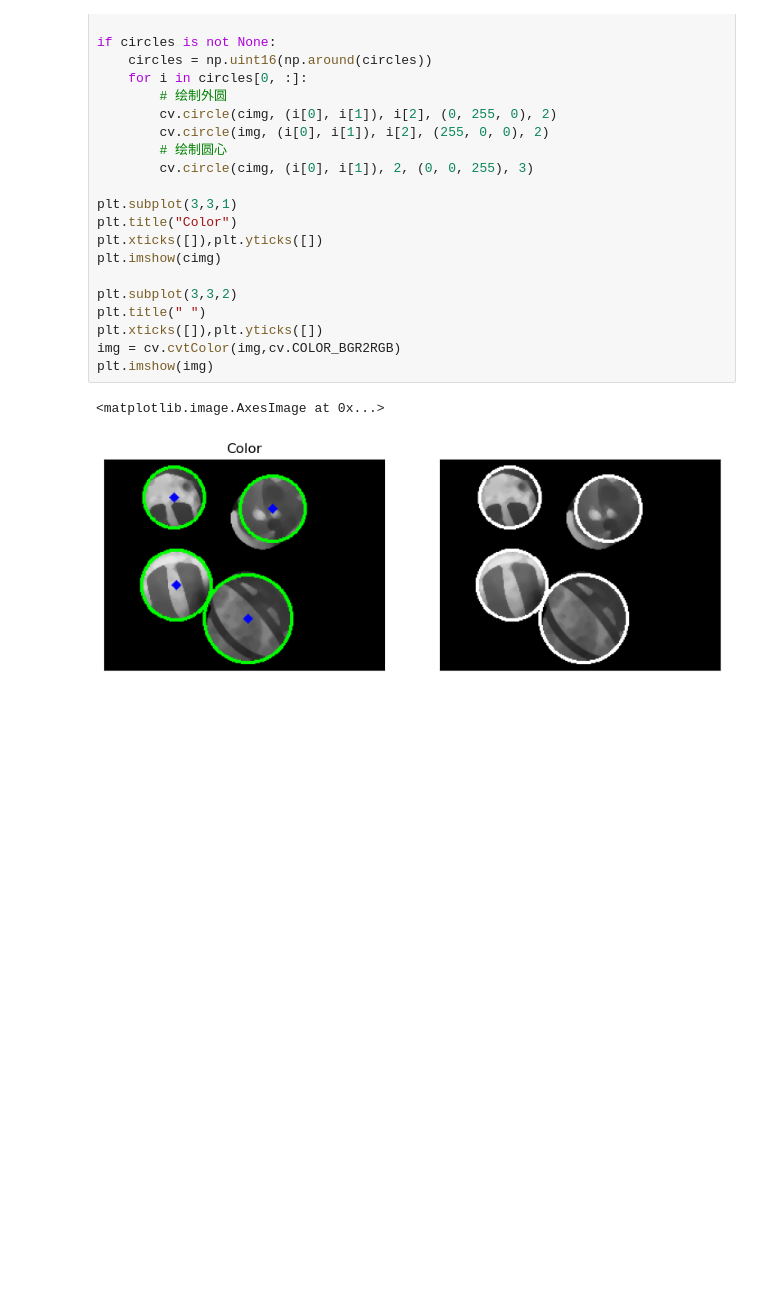
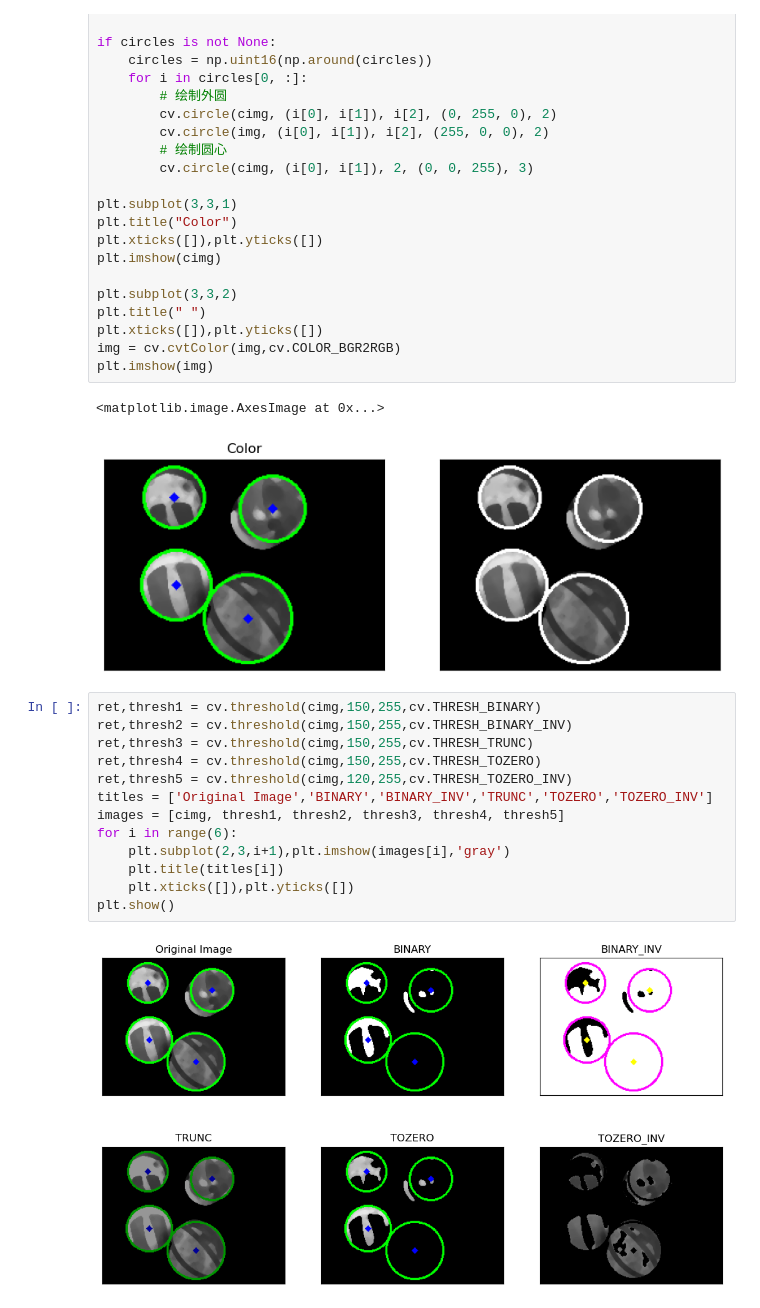
Before and after one commit to JustinSparrrow/Elegent, a Jupyter notebook: tasktaks.ipynb, the cells around one changed output. Saved outputs shown, nothing was run; the diff lists cells and outputs as text; blank space fills up the shorter version.

```diff
--- a/tasktaks.ipynb
+++ b/tasktaks.ipynb
@@ -303,3 +303,18 @@ plt.imshow(img)
 # %% [output]
 <matplotlib.image.AxesImage at 0x...>
 [figure]
+# %%
+ret,thresh1 = cv.threshold(cimg,150,255,cv.THRESH_BINARY)
+ret,thresh2 = cv.threshold(cimg,150,255,cv.THRESH_BINARY_INV)
+ret,thresh3 = cv.threshold(cimg,150,255,cv.THRESH_TRUNC)
+ret,thresh4 = cv.threshold(cimg,150,255,cv.THRESH_TOZERO)
+ret,thresh5 = cv.threshold(cimg,120,255,cv.THRESH_TOZERO_INV)
+titles = ['Original Image','BINARY','BINARY_INV','TRUNC','TOZERO','TOZERO_INV']
+images = [cimg, thresh1, thresh2, thresh3, thresh4, thresh5]
+for i in range(6):
+    plt.subplot(2,3,i+1),plt.imshow(images[i],'gray')
+    plt.title(titles[i])
+    plt.xticks([]),plt.yticks([])
+plt.show()
+# %% [output]
+[figure, added]
```
Also changed, not shown: parts of 4 cells of this notebook, 1 other file.
